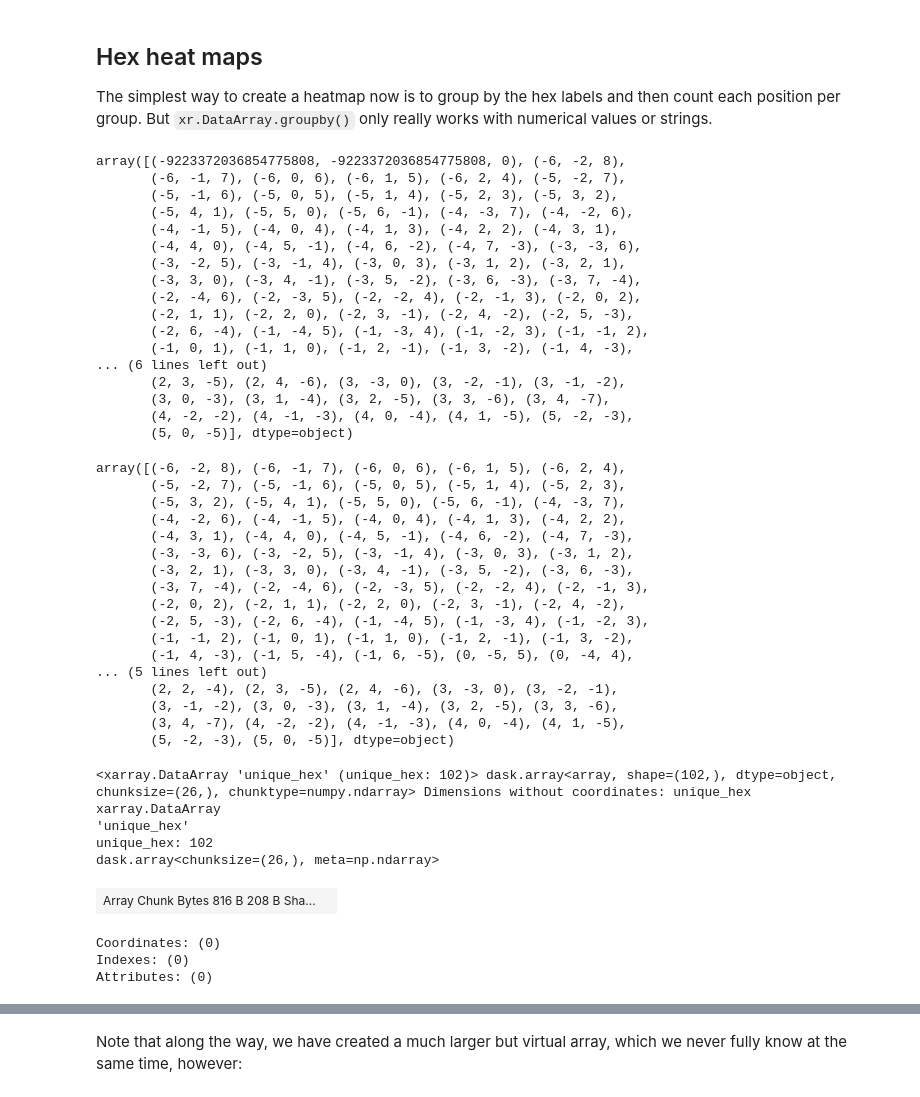
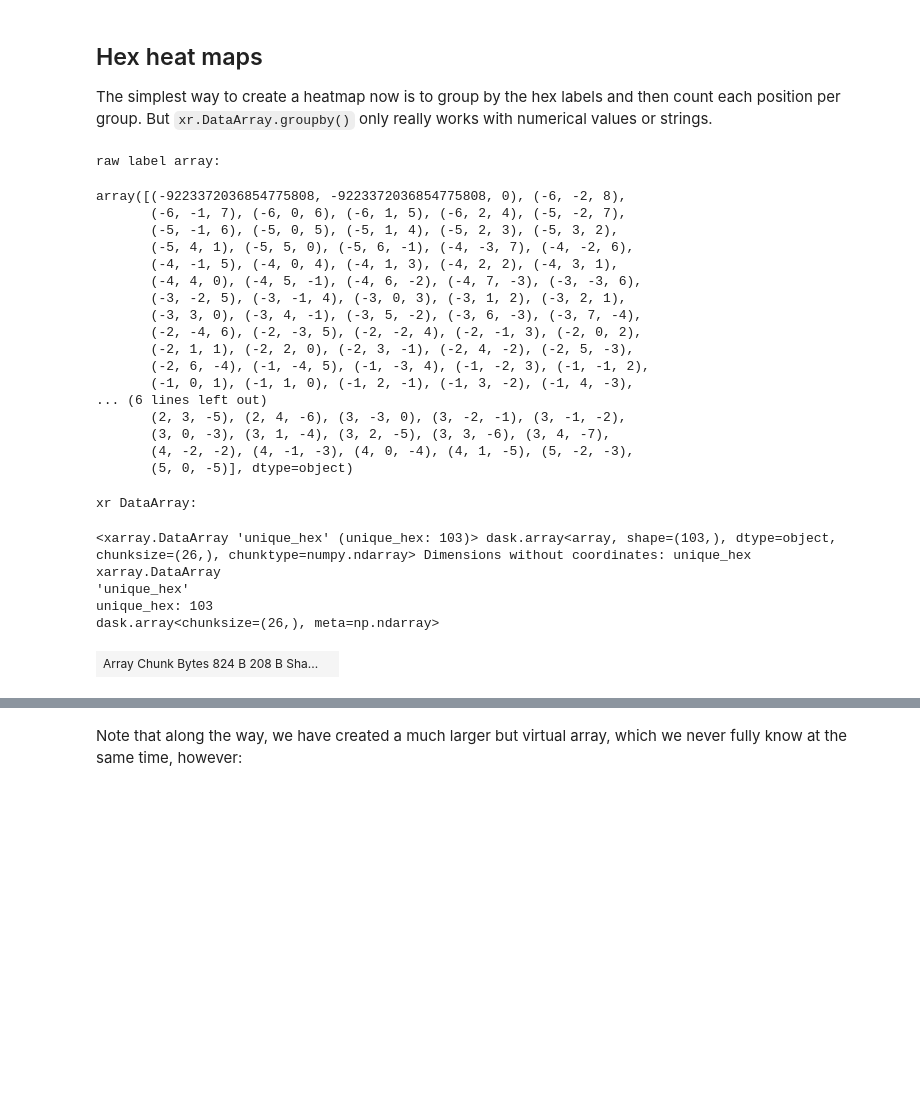
Before and after one commit to willirath/hextraj, a Jupyter notebook: notebooks/hextraj_tutorial.ipynb, the cells around one changed output, grey strips where cells are left out. Cells and saved outputs as stored; diff of their text form; code cells hidden in the pictures; blank space fills up the shorter version.

```diff
--- a/notebooks/hextraj_tutorial.ipynb
+++ b/notebooks/hextraj_tutorial.ipynb
@@ -182,65 +181,45 @@ from dask import array as darr
 # %%
 %%time
 
 # cast to numpy and chunk up again
 unique_hex_labels = darr.unique(ds_traj["hex_labels"].data)
 unique_hex_labels = np.sort(unique_hex_labels.compute())
-display(unique_hex_labels)
-# BUG: There's a problem with undefined positons being labelled which I need to fix in the package.
-# For now, we'll just remove the first label mapping to inifinite lon / lat:
-unique_hex_labels = unique_hex_labels[1:]
+print("raw label array:")
 display(unique_hex_labels)
 unique_hex_labels = darr.from_array(unique_hex_labels, chunks=(int(len(unique_hex_labels) // 4 + 1), ))
 
 # to xarray
 unique_hex_labels =  xr.DataArray(
     unique_hex_labels,
     dims=("unique_hex", ),
     name="unique_hex",
 )
 
+print("\nxr DataArray:")
 display(unique_hex_labels)
 # %% [output]
-array([(-9223372036854775808, -9223372036854775808, 0), (-6, -2, 8),
-       (-6, -1, 7), (-6, 0, 6), (-6, 1, 5), (-6, 2, 4), (-5, -2, 7),
-       (-5, -1, 6), (-5, 0, 5), (-5, 1, 4), (-5, 2, 3), (-5, 3, 2),
-       (-5, 4, 1), (-5, 5, 0), (-5, 6, -1), (-4, -3, 7), (-4, -2, 6),
-       (-4, -1, 5), (-4, 0, 4), (-4, 1, 3), (-4, 2, 2), (-4, 3, 1),
-       (-4, 4, 0), (-4, 5, -1), (-4, 6, -2), (-4, 7, -3), (-3, -3, 6),
-       (-3, -2, 5), (-3, -1, 4), (-3, 0, 3), (-3, 1, 2), (-3, 2, 1),
-       (-3, 3, 0), (-3, 4, -1), (-3, 5, -2), (-3, 6, -3), (-3, 7, -4),
-       (-2, -4, 6), (-2, -3, 5), (-2, -2, 4), (-2, -1, 3), (-2, 0, 2),
-       (-2, 1, 1), (-2, 2, 0), (-2, 3, -1), (-2, 4, -2), (-2, 5, -3),
-       (-2, 6, -4), (-1, -4, 5), (-1, -3, 4), (-1, -2, 3), (-1, -1, 2),
-       (-1, 0, 1), (-1, 1, 0), (-1, 2, -1), (-1, 3, -2), (-1, 4, -3),
-... (6 lines left out)
-       (2, 3, -5), (2, 4, -6), (3, -3, 0), (3, -2, -1), (3, -1, -2),
-       (3, 0, -3), (3, 1, -4), (3, 2, -5), (3, 3, -6), (3, 4, -7),
-       (4, -2, -2), (4, -1, -3), (4, 0, -4), (4, 1, -5), (5, -2, -3),
-       (5, 0, -5)], dtype=object)
+raw label array:
-array([(-6, -2, 8), (-6, -1, 7), (-6, 0, 6), (-6, 1, 5), (-6, 2, 4),
-       (-5, -2, 7), (-5, -1, 6), (-5, 0, 5), (-5, 1, 4), (-5, 2, 3),
-       (-5, 3, 2), (-5, 4, 1), (-5, 5, 0), (-5, 6, -1), (-4, -3, 7),
-       (-4, -2, 6), (-4, -1, 5), (-4, 0, 4), (-4, 1, 3), (-4, 2, 2),
-       (-4, 3, 1), (-4, 4, 0), (-4, 5, -1), (-4, 6, -2), (-4, 7, -3),
-       (-3, -3, 6), (-3, -2, 5), (-3, -1, 4), (-3, 0, 3), (-3, 1, 2),
-       (-3, 2, 1), (-3, 3, 0), (-3, 4, -1), (-3, 5, -2), (-3, 6, -3),
-       (-3, 7, -4), (-2, -4, 6), (-2, -3, 5), (-2, -2, 4), (-2, -1, 3),
-       (-2, 0, 2), (-2, 1, 1), (-2, 2, 0), (-2, 3, -1), (-2, 4, -2),
-       (-2, 5, -3), (-2, 6, -4), (-1, -4, 5), (-1, -3, 4), (-1, -2, 3),
-       (-1, -1, 2), (-1, 0, 1), (-1, 1, 0), (-1, 2, -1), (-1, 3, -2),
-       (-1, 4, -3), (-1, 5, -4), (-1, 6, -5), (0, -5, 5), (0, -4, 4),
-... (5 lines left out)
-       (2, 2, -4), (2, 3, -5), (2, 4, -6), (3, -3, 0), (3, -2, -1),
-       (3, -1, -2), (3, 0, -3), (3, 1, -4), (3, 2, -5), (3, 3, -6),
-       (3, 4, -7), (4, -2, -2), (4, -1, -3), (4, 0, -4), (4, 1, -5),
-       (5, -2, -3), (5, 0, -5)], dtype=object)
+array([(-9223372036854775808, -9223372036854775808, 0), (-6, -2, 8),
+       (-6, -1, 7), (-6, 0, 6), (-6, 1, 5), (-6, 2, 4), (-5, -2, 7),
+       (-5, -1, 6), (-5, 0, 5), (-5, 1, 4), (-5, 2, 3), (-5, 3, 2),
+       (-5, 4, 1), (-5, 5, 0), (-5, 6, -1), (-4, -3, 7), (-4, -2, 6),
+       (-4, -1, 5), (-4, 0, 4), (-4, 1, 3), (-4, 2, 2), (-4, 3, 1),
+       (-4, 4, 0), (-4, 5, -1), (-4, 6, -2), (-4, 7, -3), (-3, -3, 6),
+       (-3, -2, 5), (-3, -1, 4), (-3, 0, 3), (-3, 1, 2), (-3, 2, 1),
+       (-3, 3, 0), (-3, 4, -1), (-3, 5, -2), (-3, 6, -3), (-3, 7, -4),
+       (-2, -4, 6), (-2, -3, 5), (-2, -2, 4), (-2, -1, 3), (-2, 0, 2),
+       (-2, 1, 1), (-2, 2, 0), (-2, 3, -1), (-2, 4, -2), (-2, 5, -3),
+       (-2, 6, -4), (-1, -4, 5), (-1, -3, 4), (-1, -2, 3), (-1, -1, 2),
+       (-1, 0, 1), (-1, 1, 0), (-1, 2, -1), (-1, 3, -2), (-1, 4, -3),
+... (6 lines left out)
+       (2, 3, -5), (2, 4, -6), (3, -3, 0), (3, -2, -1), (3, -1, -2),
+       (3, 0, -3), (3, 1, -4), (3, 2, -5), (3, 3, -6), (3, 4, -7),
+       (4, -2, -2), (4, -1, -3), (4, 0, -4), (4, 1, -5), (5, -2, -3),
+       (5, 0, -5)], dtype=object)
-<xarray.DataArray 'unique_hex' (unique_hex: 102)> dask.array<array, shape=(102,), dtype=object, chunksize=(26,), chunktype=numpy.ndarray> Dimensions without coordinates: unique_hex
-xarray.DataArray
-'unique_hex'
-unique_hex: 102
-dask.array<chunksize=(26,), meta=np.ndarray>
+xr DataArray:
+<xarray.DataArray 'unique_hex' (unique_hex: 103)> dask.array<array, shape=(103,), dtype=object, chunksize=(26,), chunktype=numpy.ndarray> Dimensions without coordinates: unique_hex
+xarray.DataArray
+'unique_hex'
+unique_hex: 103
+dask.array<chunksize=(26,), meta=np.ndarray>
-| Array Chunk Bytes 816 B 208 B Sha... |  |
+| Array Chunk Bytes 824 B 208 B Sha... |  |
-Coordinates: (0)
-Indexes: (0)
-Attributes: (0)
```
Also changed, not shown: parts of 15 cells of this notebook, 3 other files.
